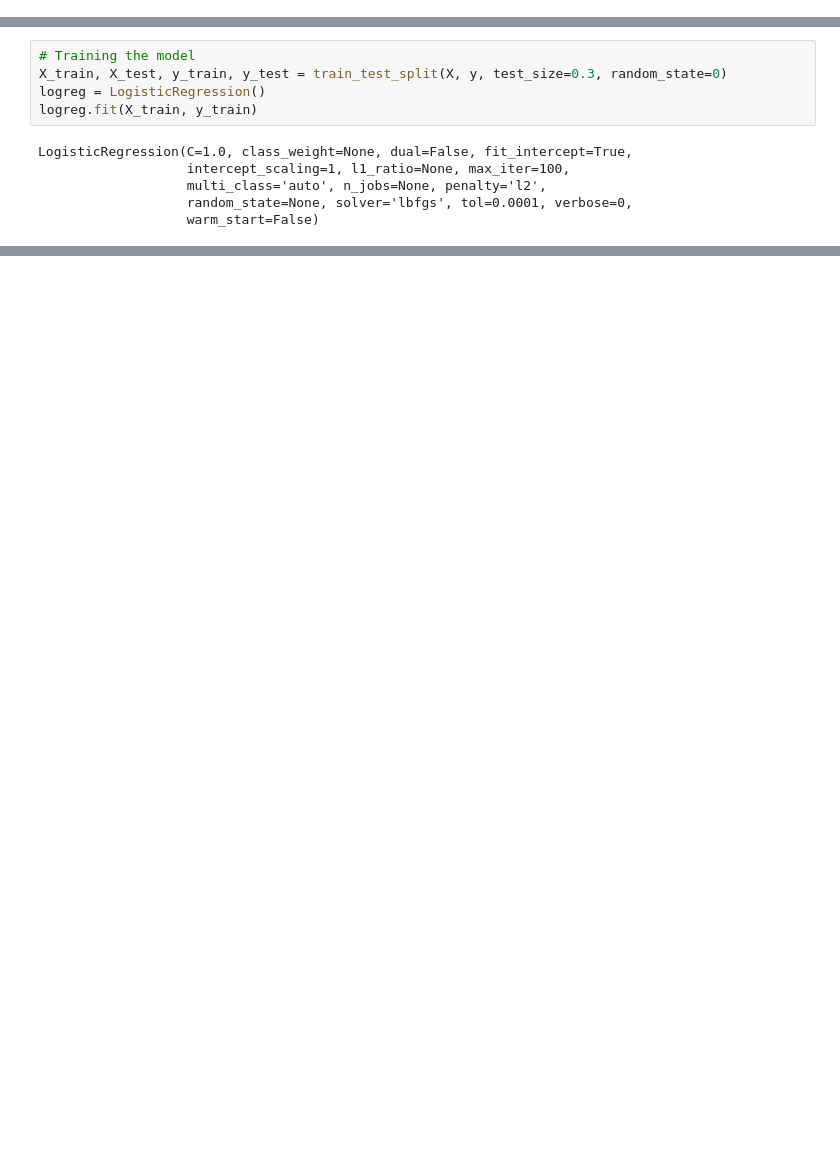
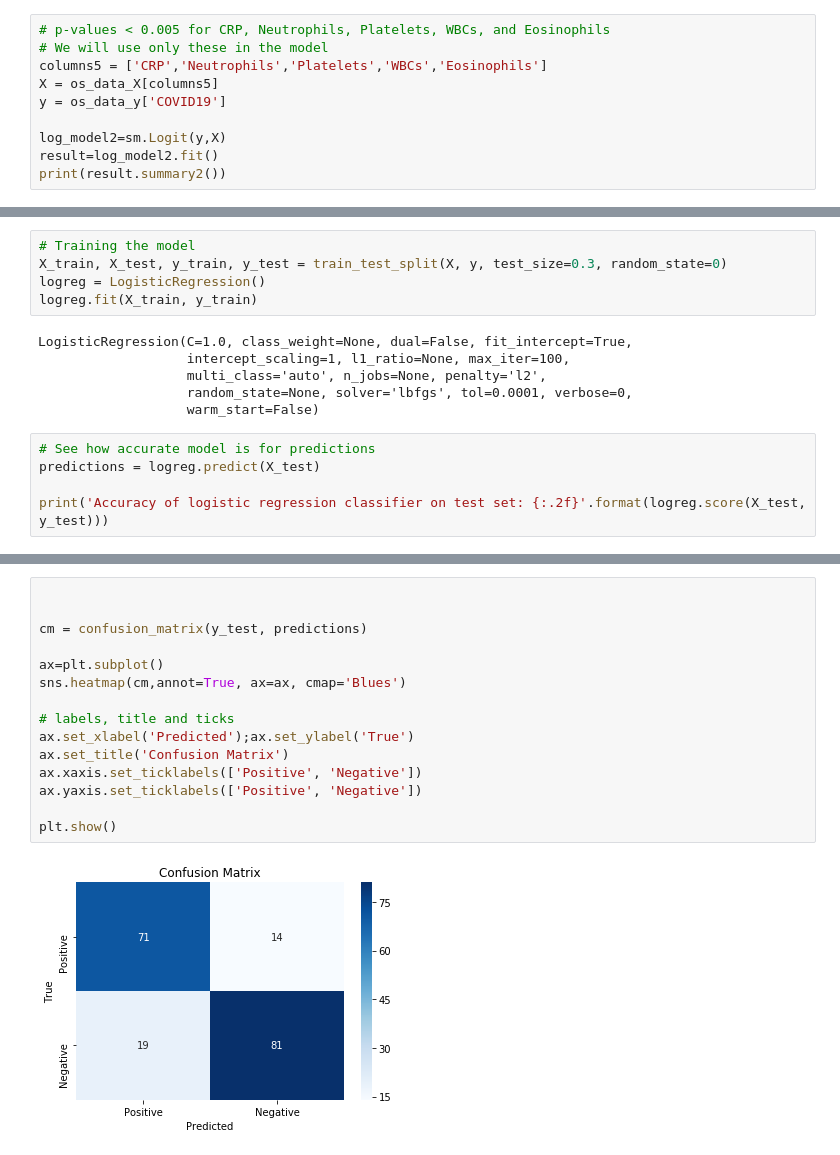
Before and after one commit to marthakarran/Final-Project, a Jupyter notebook: Project 3_COVID.ipynb, the cells around one changed output, grey strips where cells are left out. Cells and saved outputs as stored; diff of their text form; blank space fills up the shorter version.

```diff
--- a/Project 3_COVID.ipynb
+++ b/Project 3_COVID.ipynb
@@ -494 +490,11 @@ Eosinophils   -0.6594    0.1610  -4.0944  0.0000  -0.9750  -0.3437
 =================================================================
+# %%
+# p-values < 0.005 for CRP, Neutrophils, Platelets, WBCs, and Eosinophils
+# We will use only these in the model
+columns5 = ['CRP','Neutrophils','Platelets','WBCs','Eosinophils']
+X = os_data_X[columns5]
+y = os_data_y['COVID19']
+
+log_model2=sm.Logit(y,X)
+result=log_model2.fit()
+print(result.summary2())
@@ -503,3 +527,8 @@ LogisticRegression(C=1.0, class_weight=None, dual=False, fit_intercept=True,
                    multi_class='auto', n_jobs=None, penalty='l2',
                    random_state=None, solver='lbfgs', tol=0.0001, verbose=0,
                    warm_start=False)
+# %%
+# See how accurate model is for predictions
+predictions = logreg.predict(X_test)
+
+print('Accuracy of logistic regression classifier on test set: {:.2f}'.format(logreg.score(X_test, y_test)))
@@ -505,0 +558,17 @@ LogisticRegression(C=1.0, class_weight=None, dual=False, fit_intercept=True,
+# %%
+
+
+cm = confusion_matrix(y_test, predictions)
+
+ax=plt.subplot()
+sns.heatmap(cm,annot=True, ax=ax, cmap='Blues')
+
+# labels, title and ticks
+ax.set_xlabel('Predicted');ax.set_ylabel('True')
+ax.set_title('Confusion Matrix')
+ax.xaxis.set_ticklabels(['Positive', 'Negative'])
+ax.yaxis.set_ticklabels(['Positive', 'Negative'])
+
+plt.show()
+# %% [output]
+[figure, added]
```
Also changed, not shown: parts of 20 cells of this notebook, 3 other files.
